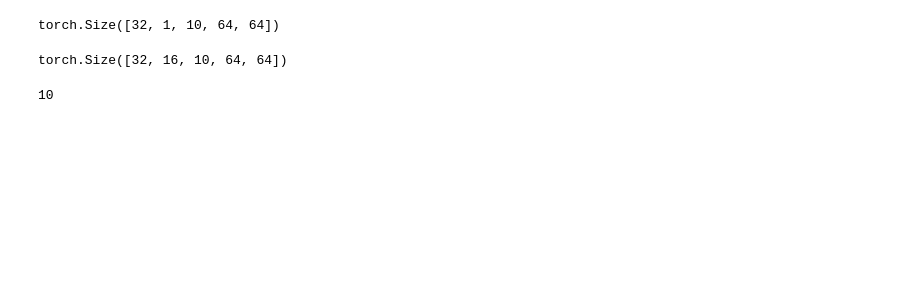
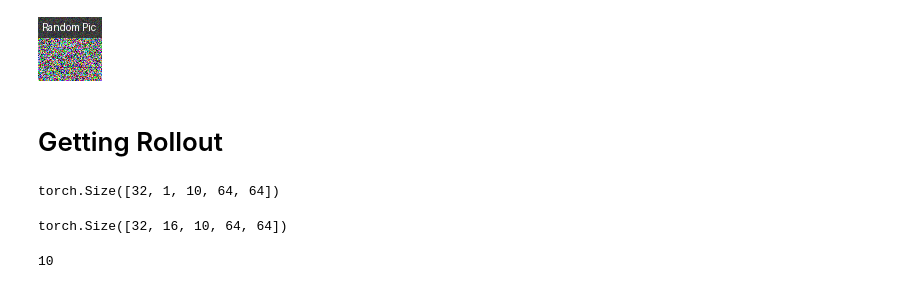
Before and after one commit to Hawar-Dzaee/eb_jepa, a Jupyter notebook: examples/my_video_jepa/eval.ipynb, the cells around one changed output. Drawn from its saved outputs; the diff is of its cells as text; code cells hidden in the pictures; blank space fills up the shorter version.

```diff
--- a/examples/my_video_jepa/eval.ipynb
+++ b/examples/my_video_jepa/eval.ipynb
@@ -26,3 +32,10 @@ from PIL import Image, ImageDraw, ImageFont
+# %%
+draw.text((4, 4), text="Random Pic", fill=(255, 255, 255), font = font) # location, text, RGB color, font
+frame
+# %% [output]
+[figure, added]
+# %% [markdown]
+# Getting Rollout
 # %%
 from eb_jepa.datasets.moving_mnist import MovingMNISTDet
 from torch.utils.data import DataLoader
```
Also changed, not shown: parts of 28 cells of this notebook, 5 other files.
